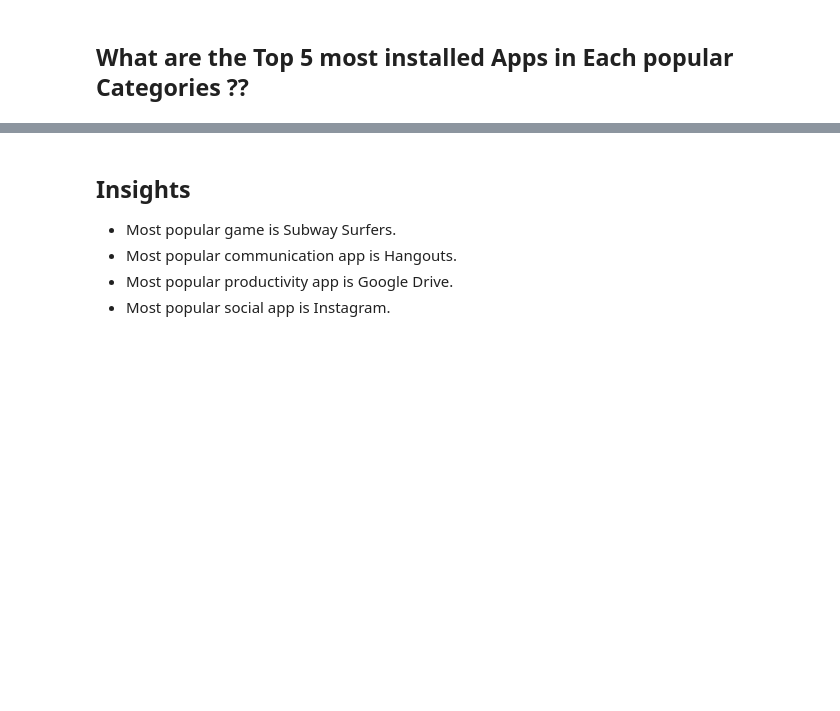
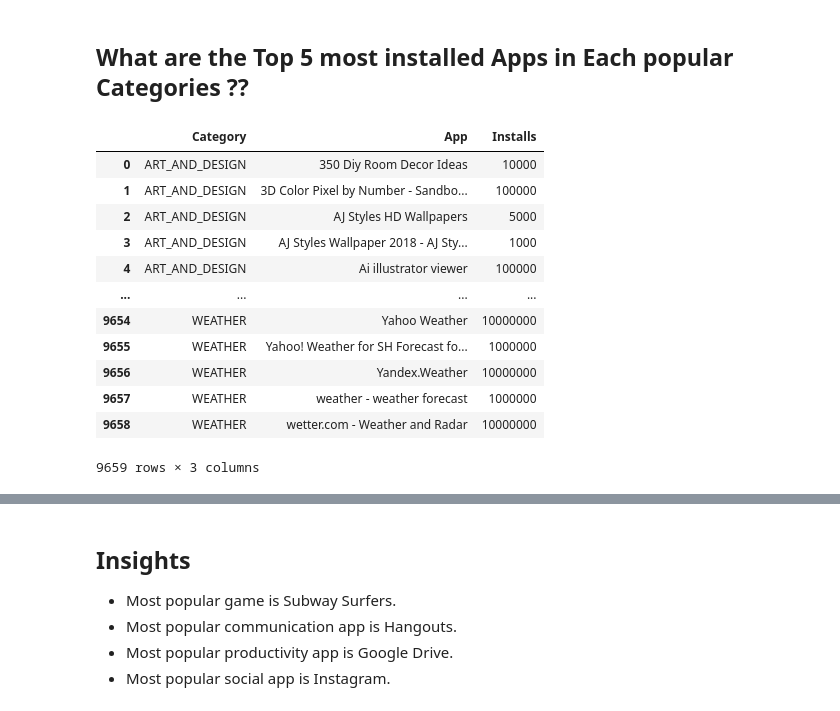
Before and after one commit to Vinay0905/Krishnaik_ML, a Jupyter notebook: EDA_Feature_enginering/3.0-EDAAnd_FEGoogle_Playstore.ipynb, the cells around one changed output, grey strips where cells are left out. Drawn from its saved outputs; the diff is of its cells as text; code cells hidden in the pictures; blank space fills up the shorter version.

```diff
--- a/EDA_Feature_enginering/3.0-EDAAnd_FEGoogle_Playstore.ipynb
+++ b/EDA_Feature_enginering/3.0-EDAAnd_FEGoogle_Playstore.ipynb
@@ -513,6 +599,23 @@ Text(0.5, 1.0, 'Most Popular Categories in Play Store')
 2. With almost 35 Billion Installations GAME is the most popular Category in Google App store
 # %% [markdown]
 ## What are the Top 5 most installed Apps in Each popular Categories ??
+# %%
+dfa = df_copy.groupby(['Category' ,'App'])['Installs'].sum().reset_index()
+dfa
+# %% [output]
+|  | Category | App | Installs |
+| 0 | ART_AND_DESIGN | 350 Diy Room Decor Ideas | 10000 |
+| 1 | ART_AND_DESIGN | 3D Color Pixel by Number - Sandbo... | 100000 |
+| 2 | ART_AND_DESIGN | AJ Styles HD Wallpapers | 5000 |
+| 3 | ART_AND_DESIGN | AJ Styles Wallpaper 2018 - AJ Sty... | 1000 |
+| 4 | ART_AND_DESIGN | Ai illustrator viewer | 100000 |
+| ... | ... | ... | ... |
+| 9654 | WEATHER | Yahoo Weather | 10000000 |
+| 9655 | WEATHER | Yahoo! Weather for SH Forecast fo... | 1000000 |
+| 9656 | WEATHER | Yandex.Weather | 10000000 |
+| 9657 | WEATHER | weather - weather forecast | 1000000 |
+| 9658 | WEATHER | wetter.com - Weather and Radar | 10000000 |
+9659 rows × 3 columns
 # %%
 dfa = df_copy.groupby(['Category' ,'App'])['Installs'].sum().reset_index()
 dfa = dfa.sort_values('Installs', ascending = False)
```
Also changed, not shown: parts of 29 cells of this notebook, 1 other file.
